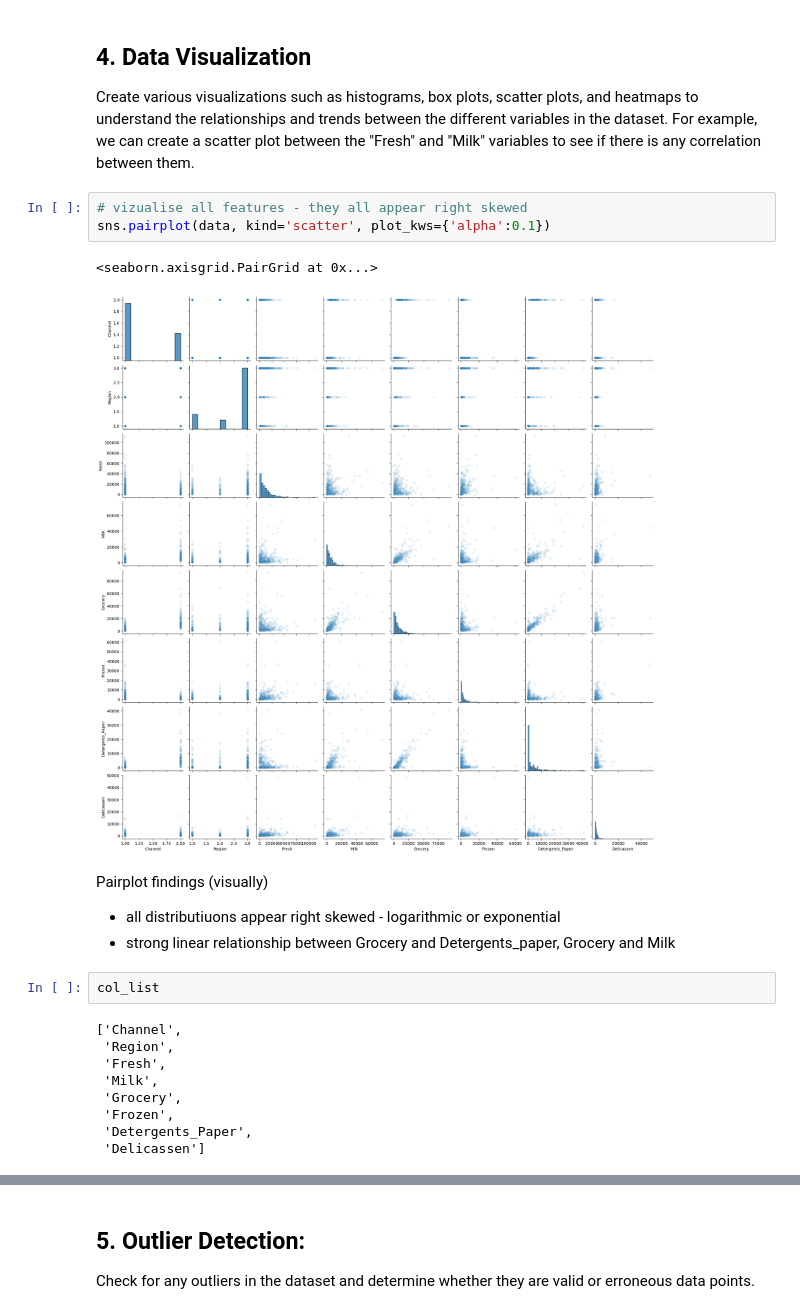
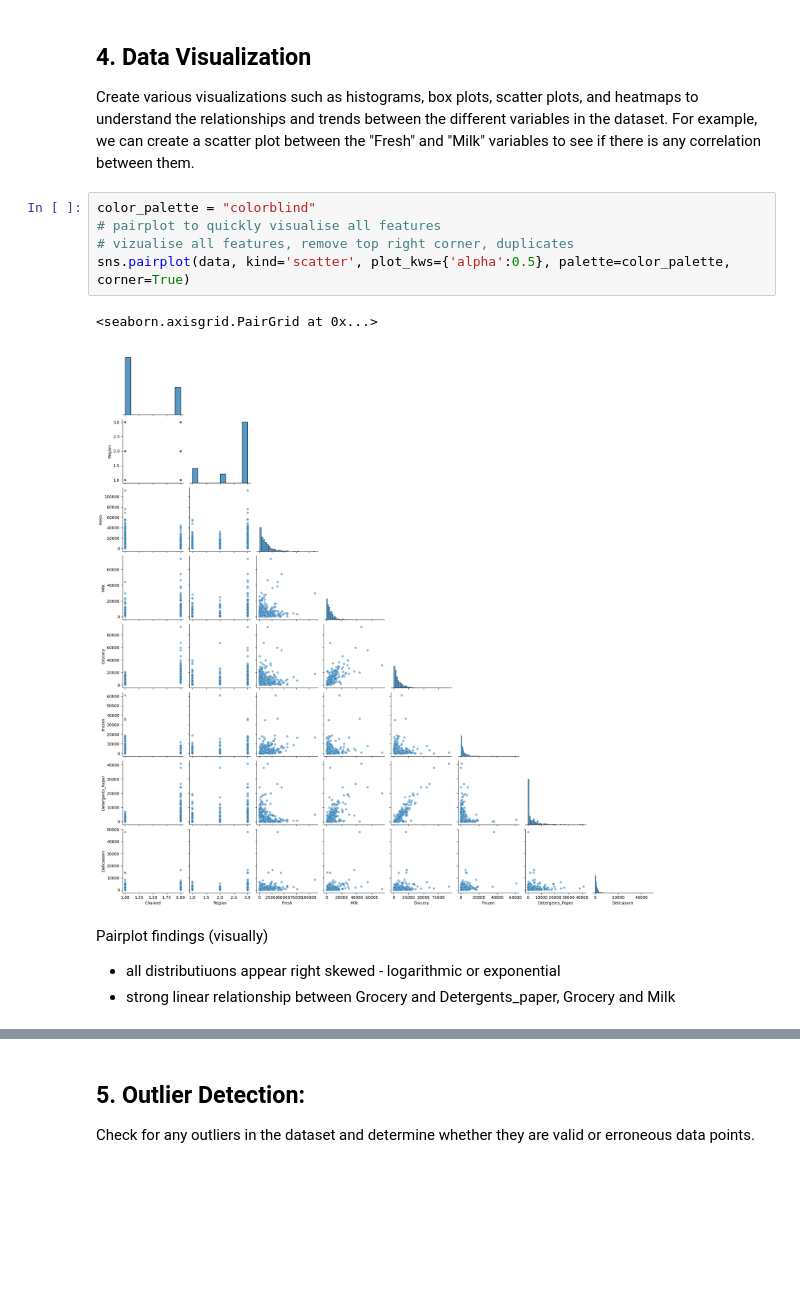
Before and after one commit to brigittesullivan/w23-unsupervised-learning-project, a Jupyter notebook: Unsupervised Learning - Project.ipynb, the cells around one changed output, grey strips where cells are left out. Drawn from its saved outputs; the diff is of its cells as text; blank space fills up the shorter version.

```diff
--- a/Unsupervised Learning - Project.ipynb
+++ b/Unsupervised Learning - Project.ipynb
@@ -119,24 +134,15 @@ data.describe()
 
 Create various visualizations such as histograms, box plots, scatter plots, and heatmaps to understand the relationships and trends between the different variables in the dataset. For example, we can create a scatter plot between the "Fresh" and "Milk" variables to see if there is any correlation between them.
 # %%
-# vizualise all features - they all appear right skewed
-sns.pairplot(data, kind='scatter', plot_kws={'alpha':0.1})
+color_palette = "colorblind"
+# pairplot to quickly visualise all features
+# vizualise all features, remove top right corner, duplicates
+sns.pairplot(data, kind='scatter', plot_kws={'alpha':0.5}, palette=color_palette, corner=True)
 # %% [output]
 <seaborn.axisgrid.PairGrid at 0x...>
-[figure, old version]
+[figure, new version]
 # %% [markdown]
 Pairplot findings (visually)
 * all distributiuons appear right skewed - logarithmic or exponential
 * strong linear relationship between Grocery and Detergents_paper, Grocery and Milk
-# %%
-col_list
-# %% [output]
-['Channel',
- 'Region',
- 'Fresh',
- 'Milk',
- 'Grocery',
- 'Frozen',
- 'Detergents_Paper',
- 'Delicassen']
 # %%
```
Also changed, not shown: parts of 133 cells of this notebook, 11 other files.
